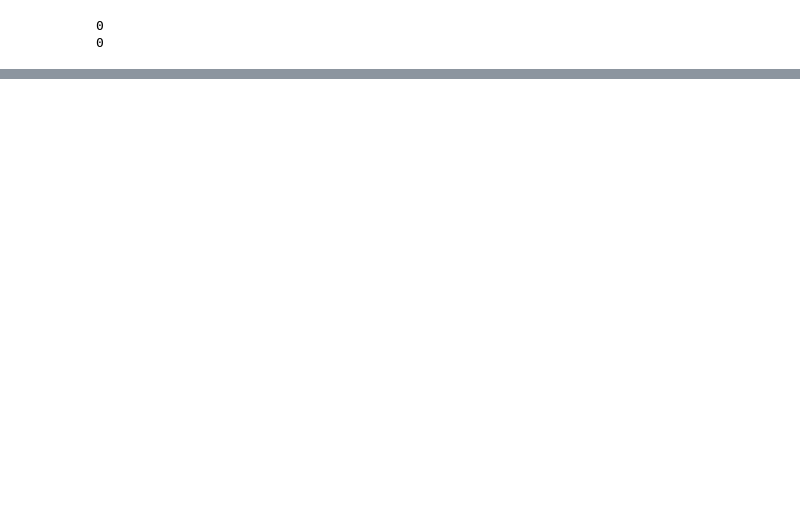
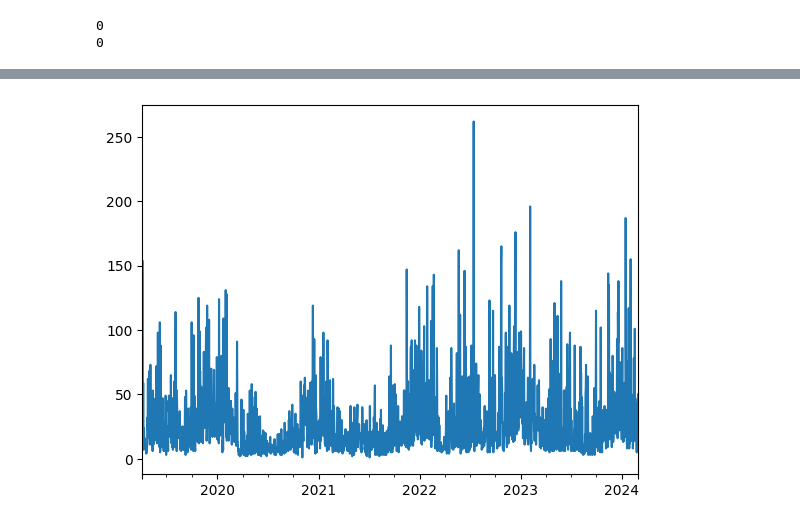
Before and after one commit to Zeegeuze/revive-it, a Jupyter notebook: notebooks/test_wouter.ipynb, the cells around one changed output, grey strips where cells are left out. Cells and saved outputs as stored; diff of their text form; code cells hidden in the pictures; blank space fills up the shorter version.

```diff
--- a/notebooks/test_wouter.ipynb
+++ b/notebooks/test_wouter.ipynb
@@ -427,0 +441,4 @@ NameError: name 'result_mul' is not defined
+# %%
+full_df["NoX"].plot();
+# %% [output]
+[figure, added]
```
Also changed, not shown: parts of 58 cells of this notebook, 1 other file.
